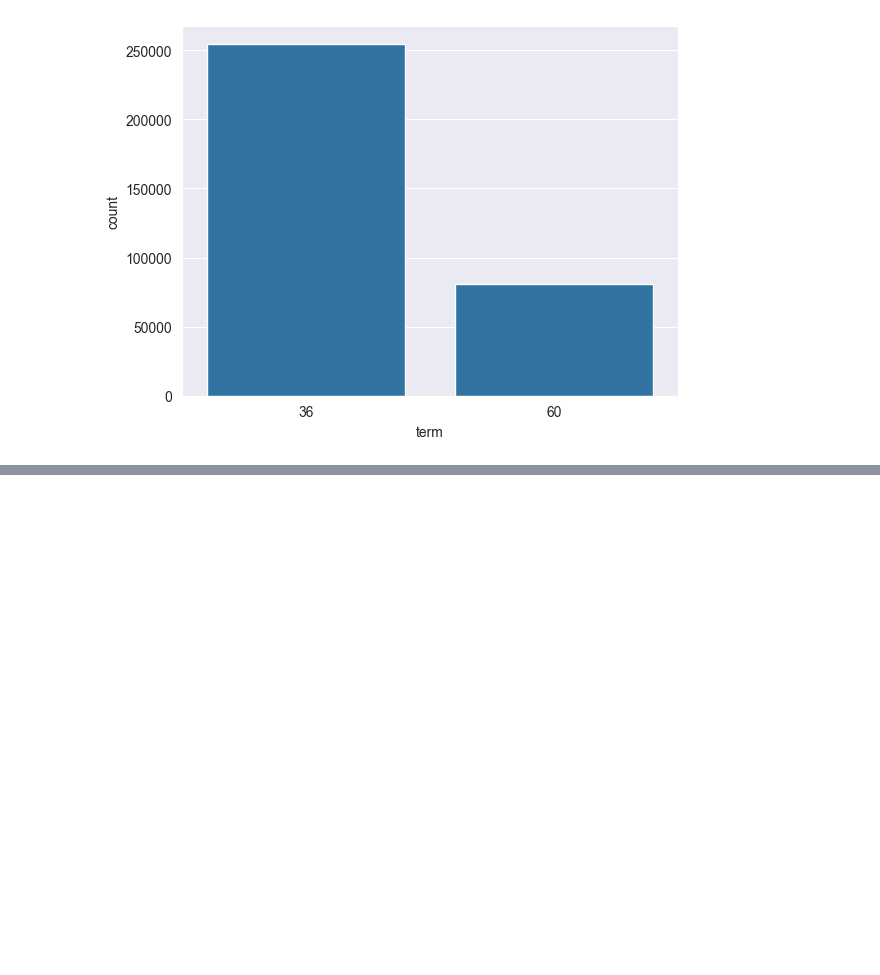
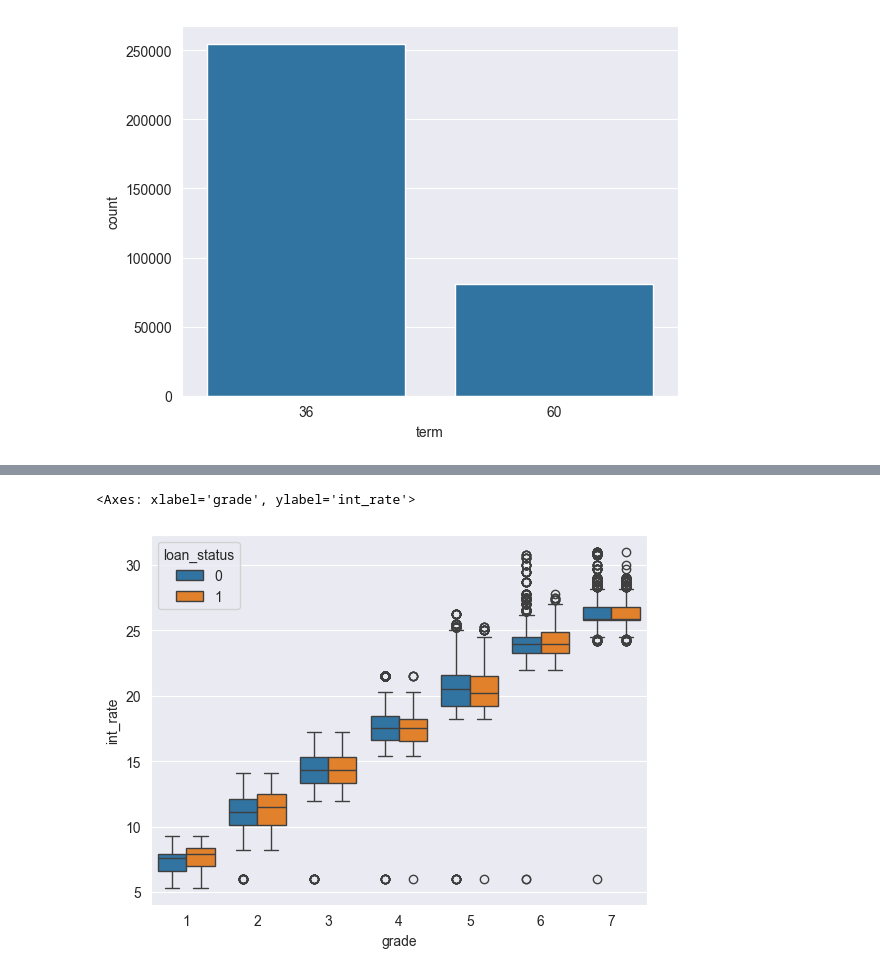
Before and after one commit to DoM1NuSS/Complete-Tensorflow-2-and-Keras-Deep-Learning-Bootcamp, a Jupyter notebook: SoloProjekat.ipynb, the cells around one changed output, grey strips where cells are left out. Saved outputs shown, nothing was run; the diff lists cells and outputs as text; code cells hidden in the pictures; blank space fills up the shorter version.

```diff
--- a/SoloProjekat.ipynb
+++ b/SoloProjekat.ipynb
@@ -124,0 +349,3 @@ sns.countplot(x=df['term'],data=df)
+# %%
+df['initial_list_status'].value_counts()
+df = df.drop(columns=['initial_list_status'])
@@ -124,0 +362,4 @@ sns.countplot(x=df['term'],data=df)
+# %%
+#Sredjivanje Purpose kolone
+le = LabelEncoder()
+df['purpose'] = le.fit_transform(df['purpose'])
@@ -124,0 +385,8 @@ sns.countplot(x=df['term'],data=df)
+# %%
+#Ekstratovanjee datuma i meseca iz kolone earliest_cr_line
+df['earliest_cr_line'] = pd.to_datetime(df['earliest_cr_line'], format='%Y-%m-%d', errors='coerce')
+df['earliest_cr_line_year'] = df['earliest_cr_line'].dt.year  # Ekstrahuj godinu
+df['earliest_cr_line_month'] = df['earliest_cr_line'].dt.month  # Ekstrahuj mesec
+df = df.drop(columns=['earliest_cr_line'])
+# %%
+df = df.drop(columns=['earliest_cr_line_year', 'earliest_cr_line_month']) #Ne vredi sjebao sam se i nmg da se bavim time vise
@@ -124,0 +424,5 @@ sns.countplot(x=df['term'],data=df)
+# %%
+sns.boxplot(x='grade', y='int_rate', hue='loan_status', data=df)
+# %% [output]
+<Axes: xlabel='grade', ylabel='int_rate'>
+[figure, added]
```
Also changed, not shown: parts of 59 cells of this notebook.
